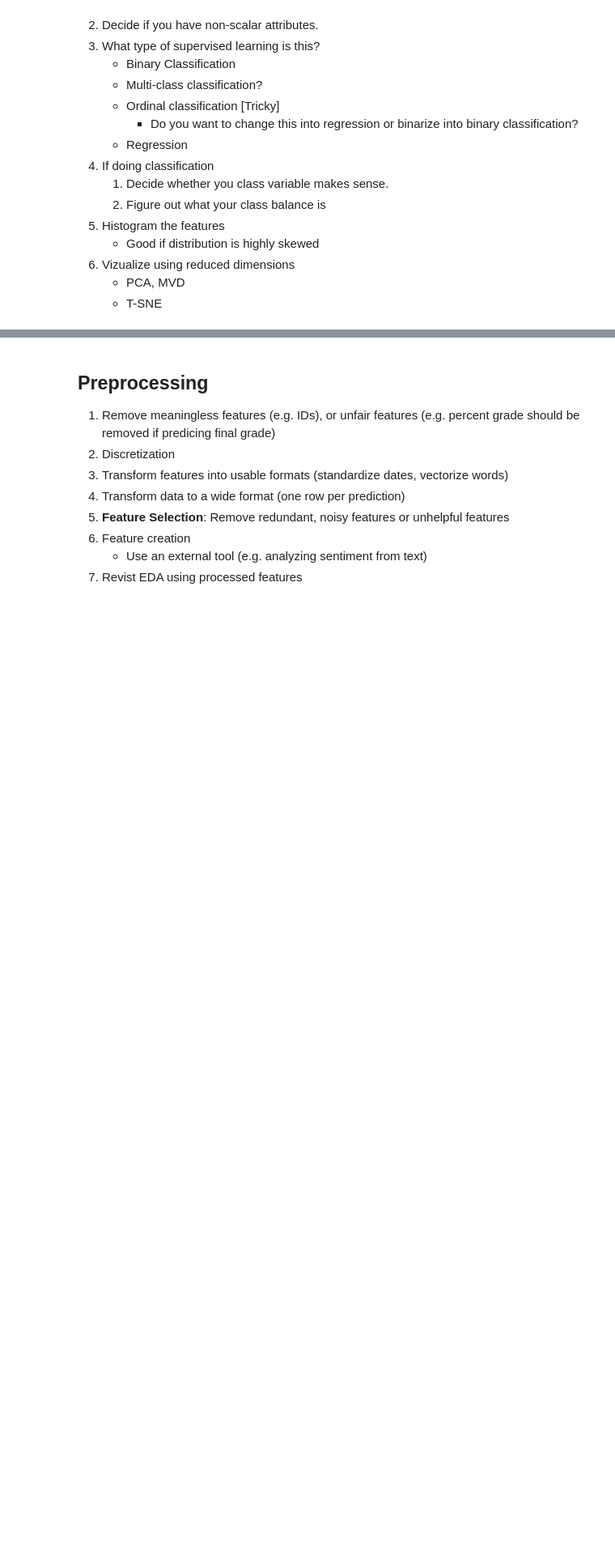
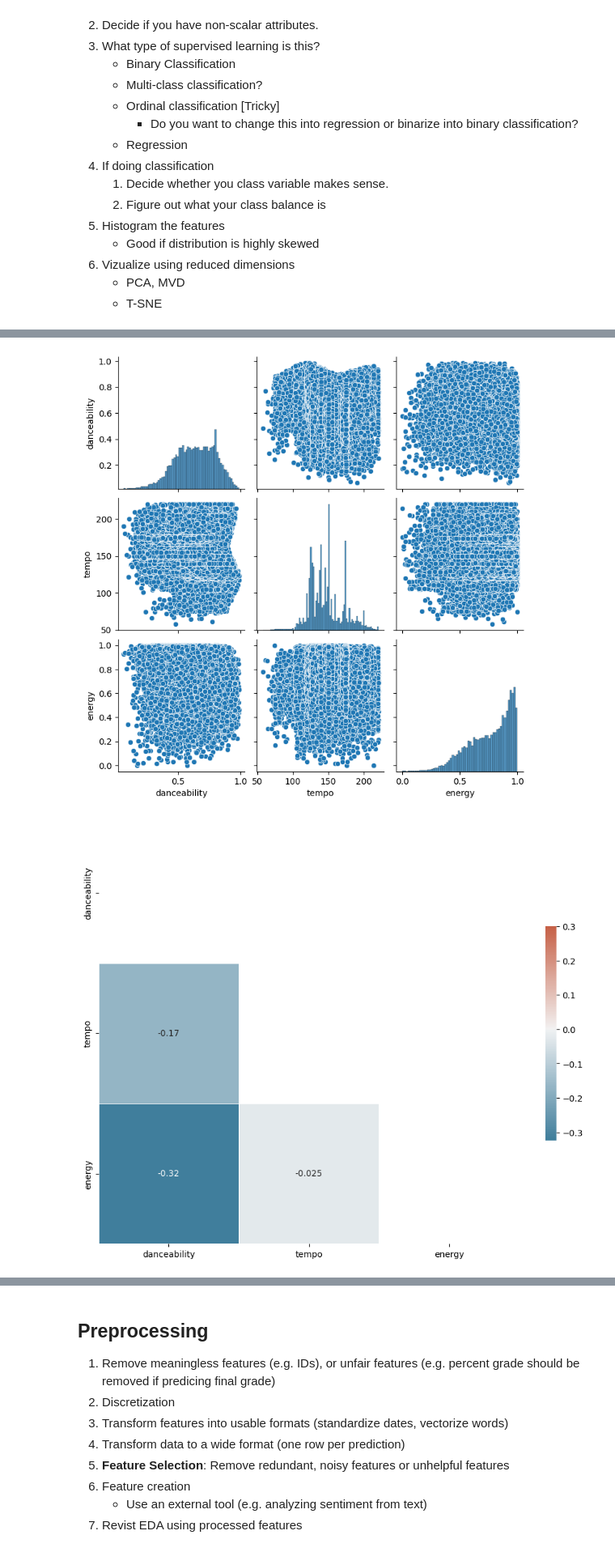
Before and after one commit to michaelwnau/_my_notebooks_ML_data_science, a Jupyter notebook: spotify_exploratory_analysis_P1.ipynb, the cells around one changed output, grey strips where cells are left out. Shown at 81% size. Cells and saved outputs as stored; diff of their text form; code cells hidden in the pictures; blank space fills up the shorter version.

```diff
--- a/spotify_exploratory_analysis_P1.ipynb
+++ b/spotify_exploratory_analysis_P1.ipynb
@@ -152,0 +245,31 @@ weighted avg       1.00      1.00      1.00         8
+# %%
+# Import the necessary libraries
+import matplotlib.pyplot as plt
+import seaborn as sns
+
+# Load the data
+genres = pd.read_csv('/content/drive/MyDrive/AI ACADEMY/2 - Data Mining/8- Week 8/WKS8_Student/archive/genres_v2.csv')
+
+# Pairplot for 'danceability', 'tempo', and 'energy'
+sns.pairplot(genres[['danceability', 'tempo', 'energy']])
+plt.show()
+
+# Compute the correlation matrix
+corr = genres[['danceability', 'tempo', 'energy']].corr()
+
+# Generate a mask for the upper triangle
+mask = np.triu(np.ones_like(corr, dtype=bool))
+
+# Set up the matplotlib figure
+f, ax = plt.subplots(figsize=(11, 9))
+
+# Generate a custom diverging colormap
+cmap = sns.diverging_palette(230, 20, as_cmap=True)
+
+# Draw the heatmap with the mask and correct aspect ratio
+sns.heatmap(corr, mask=mask, cmap=cmap, vmax=.3, center=0,
+            square=True, linewidths=.5, cbar_kws={"shrink": .5}, annot=True)
+plt.show()
+# %% [output]
+[figure, added]
+[figure, added]
```
Also changed, not shown: parts of 9 cells of this notebook.
